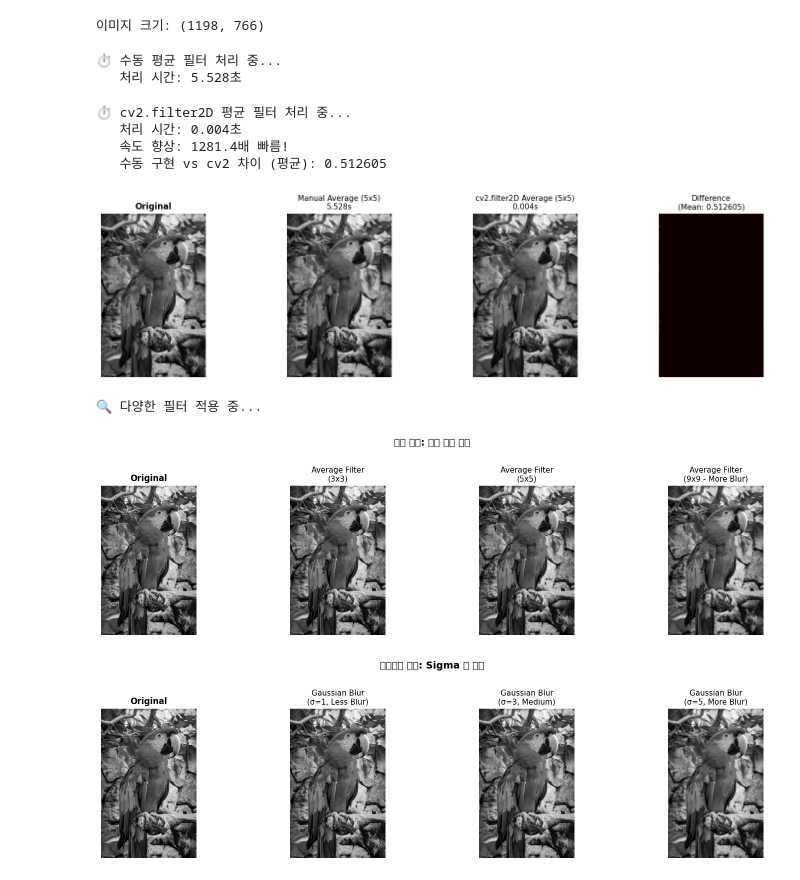
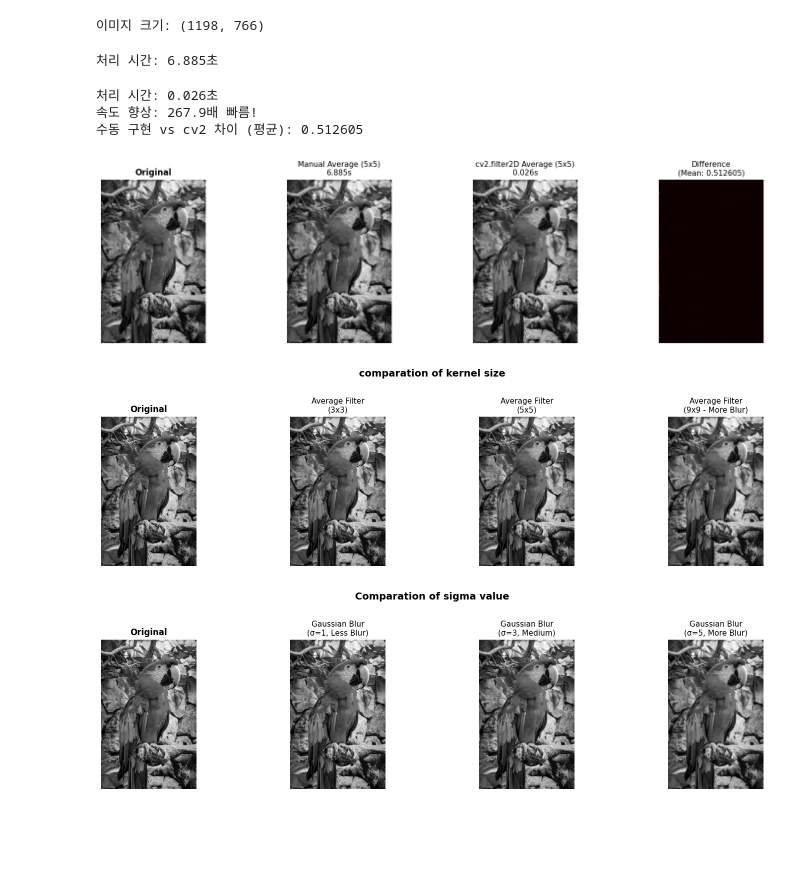
Before and after one commit to sohyun-jang/sohyun-jang, a Jupyter notebook: Computer_Vision/CV_2.ipynb, the cells around one changed output. Saved outputs shown, nothing was run; the diff lists cells and outputs as text; code cells hidden in the pictures; blank space fills up the shorter version.

```diff
--- a/Computer_Vision/CV_2.ipynb
+++ b/Computer_Vision/CV_2.ipynb
@@ -56,14 +55,12 @@ def manual_average_filter(image, kernel_size=3):
 
     return np.uint8(output)
 
-print("\n⏱️ 수동 평균 필터 처리 중...")
 start_time = time.time()
 manual_avg = manual_average_filter(gray, kernel_size=5)
 manual_time = time.time() - start_time
-print(f"   처리 시간: {manual_time:.3f}초")
+print(f"처리 시간: {manual_time:.3f}초")
 # %% [output]
-⏱️ 수동 평균 필터 처리 중...
-   처리 시간: 5.528초
+처리 시간: 6.885초
 # %%
 # 평균 필터 - cv2.filter2D() 사용
 def cv2_average_filter(image, kernel_size=3):
@@ -73,16 +70,15 @@ def cv2_average_filter(image, kernel_size=3):
     kernel = np.ones((kernel_size, kernel_size), np.float32) / (kernel_size**2)
     return cv.filter2D(image, -1, kernel)
 
-print("\n⏱️ cv2.filter2D 평균 필터 처리 중...")
 start_time = time.time()
 cv2_avg = cv2_average_filter(gray, kernel_size=5)
 cv2_time = time.time() - start_time
-print(f"   처리 시간: {cv2_time:.3f}초")
-print(f"   속도 향상: {manual_time/cv2_time:.1f}배 빠름!")
+print(f"처리 시간: {cv2_time:.3f}초")
+print(f"속도 향상: {manual_time/cv2_time:.1f}배 빠름!")
 
 # 두 결과 비교
 difference = np.abs(manual_avg.astype(float) - cv2_avg.astype(float))
-print(f"   수동 구현 vs cv2 차이 (평균): {difference.mean():.6f}")
+print(f"수동 구현 vs cv2 차이 (평균): {difference.mean():.6f}")
 
 # 시각화
 fig, axs = plt.subplots(1, 4, figsize=(16, 4))
@@ -100,14 +96,12 @@ for ax in axs:
 plt.tight_layout()
 plt.show()
 # %% [output]
-⏱️ cv2.filter2D 평균 필터 처리 중...
-   처리 시간: 0.004초
-   속도 향상: 1281.4배 빠름!
-   수동 구현 vs cv2 차이 (평균): 0.512605
+처리 시간: 0.026초
+속도 향상: 267.9배 빠름!
+수동 구현 vs cv2 차이 (평균): 0.512605
 [figure]
 # %%
 # CV2 필터 비교 - 평균, 가우시안, 소벨
-print("\n🔍 다양한 필터 적용 중...")
 
 # 평균 필터 (여러 커널 크기)
 avg_3x3 = cv.blur(gray, (3, 3))
@@ -136,27 +130,25 @@ sobel_combined = np.uint8(np.absolute(sobel_combined))
 sobel_k3 = np.uint8(np.absolute(sobel_k3))
 sobel_k5 = np.uint8(np.absolute(sobel_k5))
 sobel_k7 = np.uint8(np.absolute(sobel_k7))
-# %% [output]
-🔍 다양한 필터 적용 중...
 # %%
 # 평균 필터 파라미터 비교
 fig1, axs1 = plt.subplots(1, 4, figsize=(16, 4))
 axs1[0].imshow(gray, cmap='gray')
 axs1[0].set_title("Original", fontsize=12, weight='bold')
 axs1[1].imshow(avg_3x3, cmap='gray')
 axs1[1].set_title("Average Filter\n(3x3)", fontsize=11)
 axs1[2].imshow(avg_5x5, cmap='gray')
 axs1[2].set_title("Average Filter\n(5x5)", fontsize=11)
 axs1[3].imshow(avg_9x9, cmap='gray')
 axs1[3].set_title("Average Filter\n(9x9 - More Blur)", fontsize=11)
 
 for ax in axs1:
     ax.axis('off')
-plt.suptitle("평균 필터: 커널 크기 비교", fontsize=14, weight='bold', y=1.02)
+plt.suptitle("comparation of kernel size", fontsize=14, weight='bold', y=1.02)
 plt.tight_layout()
 plt.show()
 # %% [output]
-[figure, old version]
+[figure, new version]
 # %%
 # 가우시안 필터 파라미터 비교
 fig2, axs2 = plt.subplots(1, 4, figsize=(16, 4))
@@ -171,11 +163,11 @@ axs2[3].set_title("Gaussian Blur\n(σ=5, More Blur)", fontsize=11)
 
 for ax in axs2:
     ax.axis('off')
-plt.suptitle("가우시안 필터: Sigma 값 비교", fontsize=14, weight='bold', y=1.02)
+plt.suptitle("Comparation of sigma value", fontsize=14, weight='bold', y=1.02)
 plt.tight_layout()
 plt.show()
 # %% [output]
-[figure, old version]
+[figure, new version]
 # %%
 # 소벨 필터 방향 및 파라미터 비교
 fig3, axs3 = plt.subplots(2, 4, figsize=(16, 8))
```
Also changed, not shown: parts of 6 cells of this notebook.
